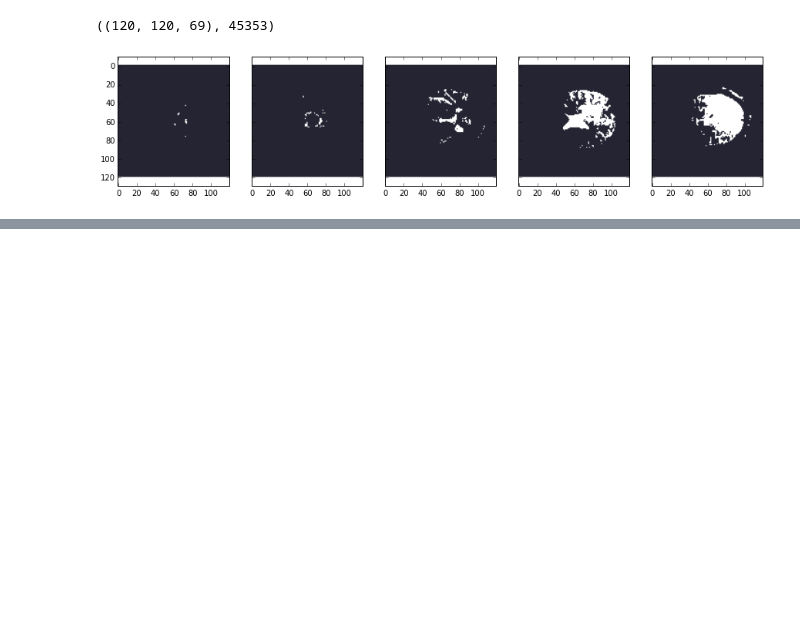
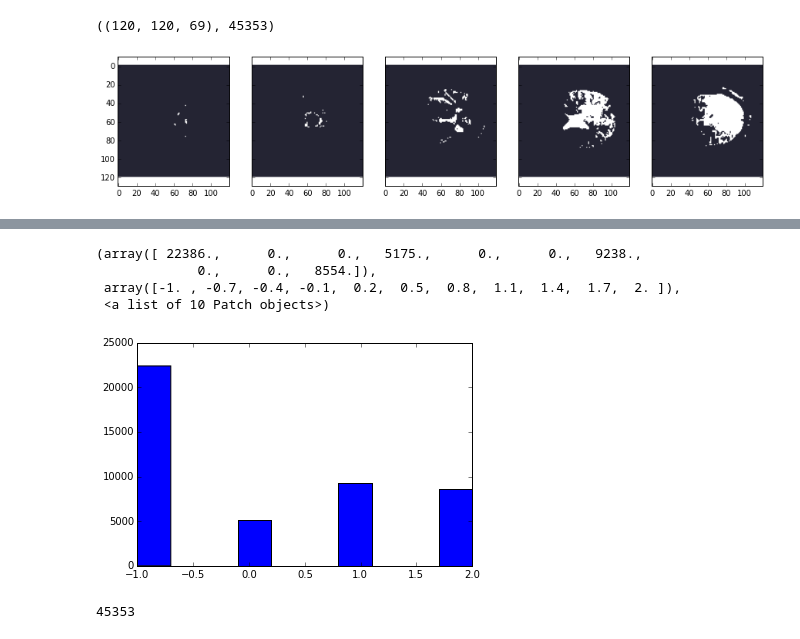
Before and after one commit to snarles/donuts2, a Jupyter notebook: analyses/noise_analysis.ipynb, the cells around one changed output, grey strips where cells are left out. Saved outputs shown, nothing was run; the diff lists cells and outputs as text; code cells hidden in the pictures; blank space fills up the shorter version.

```diff
--- a/analyses/noise_analysis.ipynb
+++ b/analyses/noise_analysis.ipynb
@@ -68,0 +147,24 @@ for j in range(len(z_inds)):
+# %%
+def clas(st):
+    coords = np.array([float(v) for v in str(st).split(' ')])[:3]
+    temp = np.array([float(v) for v in str(st).split(' ')])[3:]
+    if np.var(temp) > vthres:
+        temp = temp - np.mean(temp)
+        temp = temp/np.sqrt(np.var(temp))
+        return model.predict(temp)
+    else:
+        return -1
+# %%
+labels = rawrdd.map(clas).collect()
+# %%
+plt.hist(labels)
+# %% [output]
+(array([ 22386.,      0.,      0.,   5175.,      0.,      0.,   9238.,
+             0.,      0.,   8554.]),
+ array([-1. , -0.7, -0.4, -0.1,  0.2,  0.5,  0.8,  1.1,  1.4,  1.7,  2. ]),
+ <a list of 10 Patch objects>)
+[figure, added]
+# %%
+len(labels)
+# %% [output]
+45353
```
Also changed, not shown: parts of 26 cells of this notebook.
